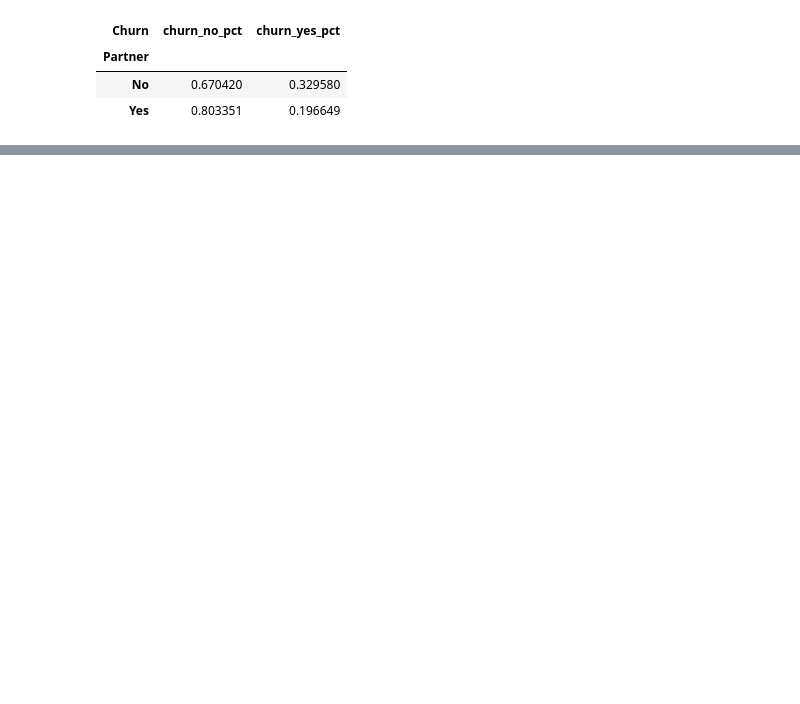
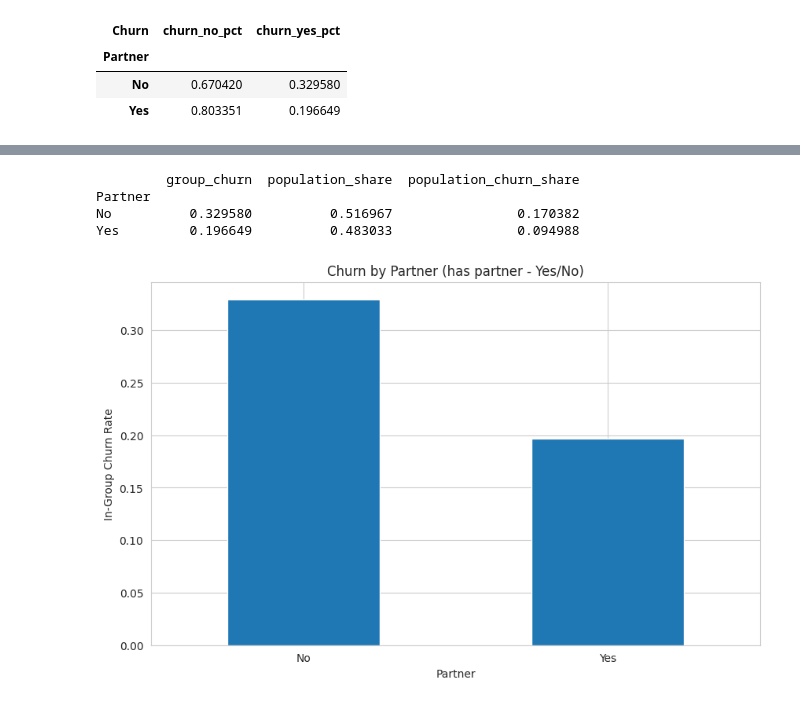
Before and after one commit to taborerickson/Customer-Churn-Prediction, a Jupyter notebook: Notebooks/customer_churn_end_to_end.ipynb, the cells around one changed output, grey strips where cells are left out. Saved outputs shown, nothing was run; the diff lists cells and outputs as text; code cells hidden in the pictures; blank space fills up the shorter version.

```diff
--- a/Notebooks/customer_churn_end_to_end.ipynb
+++ b/Notebooks/customer_churn_end_to_end.ipynb
@@ -213,0 +274,18 @@ def save_data(data: pd.DataFrame, file_name: str):
+# %%
+# Partner and churn
+partner_stats = group_churn(data, 'Partner')
+print(partner_stats[['group_churn','population_share','population_churn_share']])
+# Bar plot
+ax = partner_stats['group_churn'].plot(kind='bar')
+ax.set_ylabel('In-Group Churn Rate')
+ax.set_title('Churn by Partner (has partner - Yes/No)')
+plt.xticks(rotation=0)
+# Saving figure
+plt.savefig(visuals_path / 'churn_by_partner.png', dpi=150, bbox_inches='tight')
+plt.show()
+# %% [output]
+         group_churn  population_share  population_churn_share
+Partner
+No          0.329580          0.516967                0.170382
+Yes         0.196649          0.483033                0.094988
+[figure, added]
```
Also changed, not shown: parts of 22 cells of this notebook, 16 other files.
